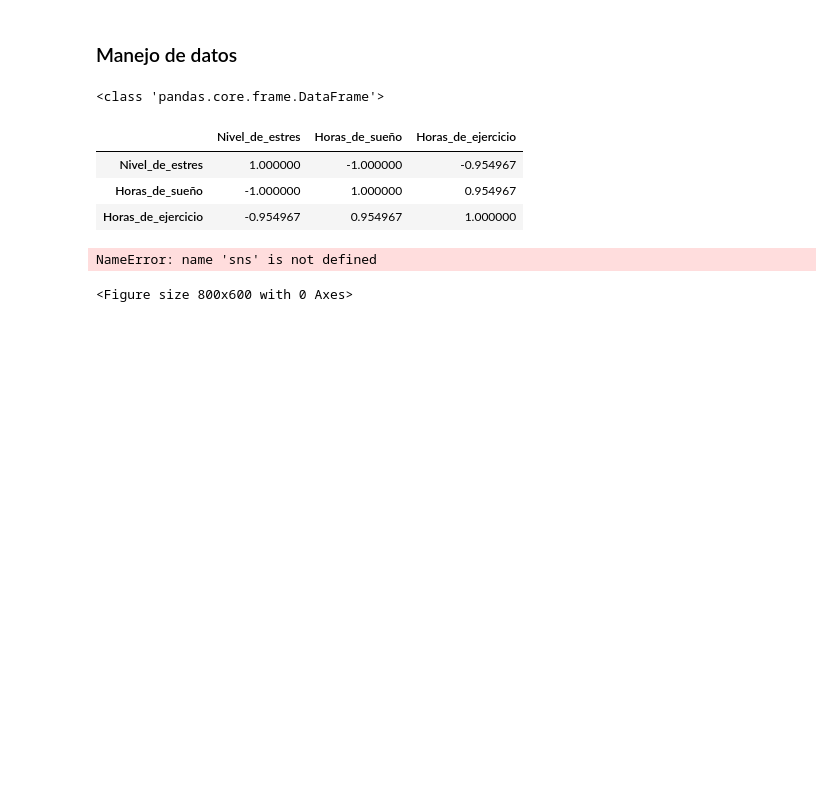
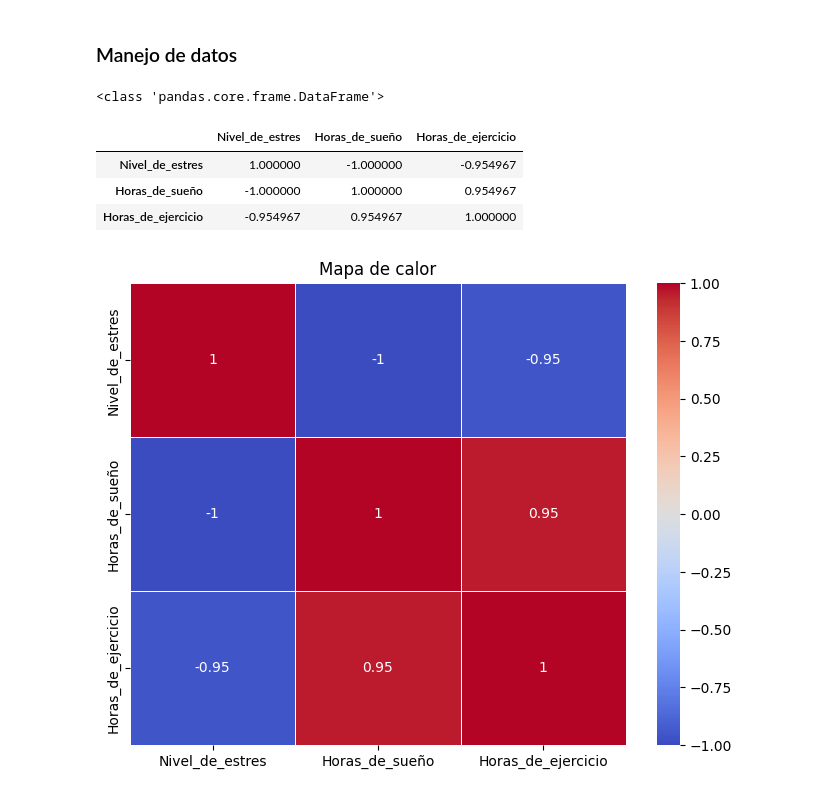
Before and after one commit to XimeBaez/04-correlaciones-regresion, a Jupyter notebook: 03_mapa_calor.ipynb, the cells around one changed output. Saved outputs shown, nothing was run; the diff lists cells and outputs as text; code cells hidden in the pictures; blank space fills up the shorter version.

```diff
--- a/03_mapa_calor.ipynb
+++ b/03_mapa_calor.ipynb
@@ -44,14 +42,13 @@ correlacion_matriz.head()
 # %%
 plt.figure(figsize=(8, 6))
 sns.heatmap(
     correlacion_matriz,
     annot=True,
-    cmap='coolwara',
+    cmap='coolwarm',
     linewidths=0.5
 )
 
 plt.title('Mapa de calor')
 plt.show()
 # %% [output]
-NameError: name 'sns' is not defined
-<Figure size 800x600 with 0 Axes>
+[figure, added]
```
Also changed, not shown: parts of 1 cell of this notebook, 3 other files.
